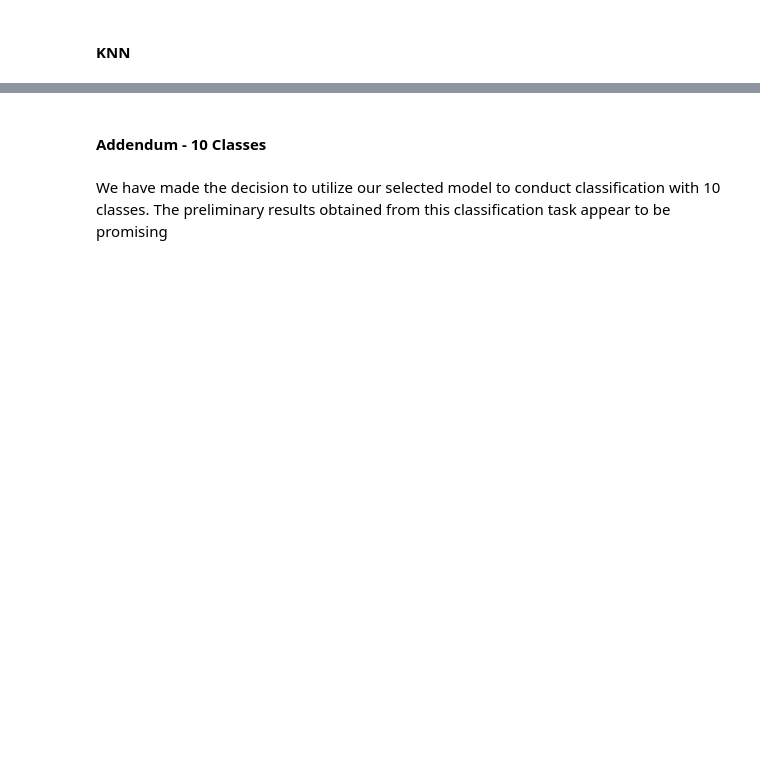
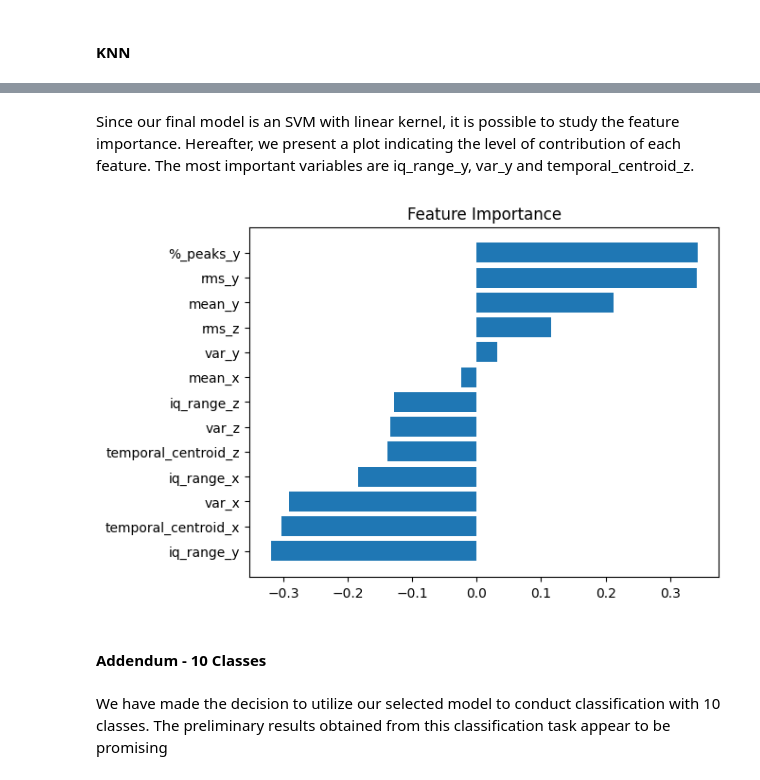
Before and after one commit to Vinavil334/SL4HD, a Jupyter notebook: Project.ipynb, the cells around one changed output, grey strips where cells are left out. Saved outputs shown, nothing was run; the diff lists cells and outputs as text; code cells hidden in the pictures; blank space fills up the shorter version.

```diff
--- a/Project.ipynb
+++ b/Project.ipynb
@@ -1247,3 +1210,17 @@ disp.plot(cmap='Blues')
+# %% [markdown]
+Since our final model is an SVM with linear kernel, it is possible to study the feature importance. Hereafter, we present a plot indicating the level of contribution of each feature. The most important variables are iq_range_y, var_y and temporal_centroid_z.
+# %%
+def f_importances(coef, names):
+    imp = coef
+    imp,names = zip(*sorted(zip(imp,names)))
+    plt.barh(range(len(names)), imp, align='center')
+    plt.yticks(range(len(names)), names)
+    plt.title('Feature Importance')
+    plt.show()
+
+f_importances(win_svm.coef_[0], data.columns[:-1])
+# %% [output]
+[figure, added]
 # %% [markdown]
 #### Addendum - 10 Classes
 # %% [markdown]
```
Also changed, not shown: parts of 31 cells of this notebook, 1 other file.
